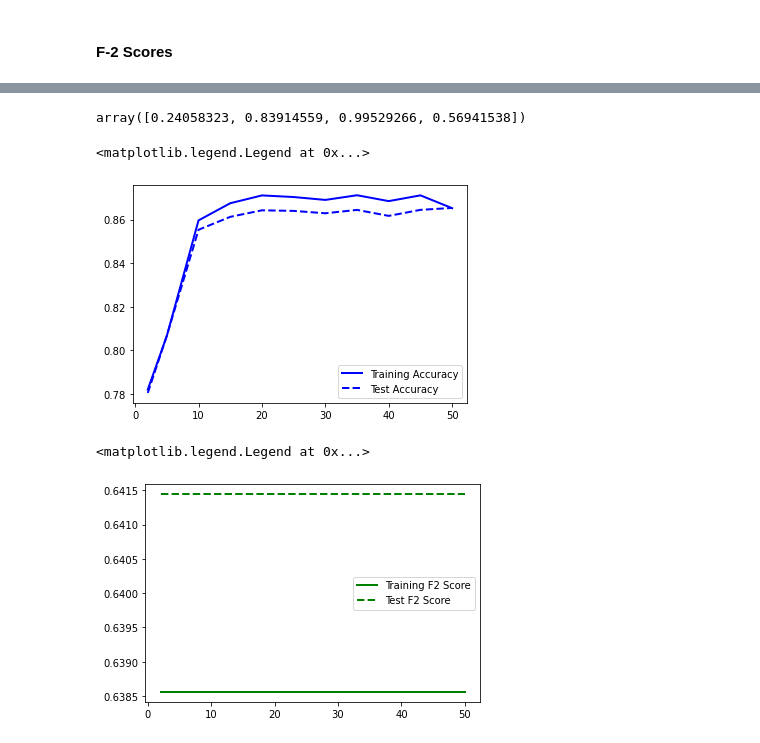
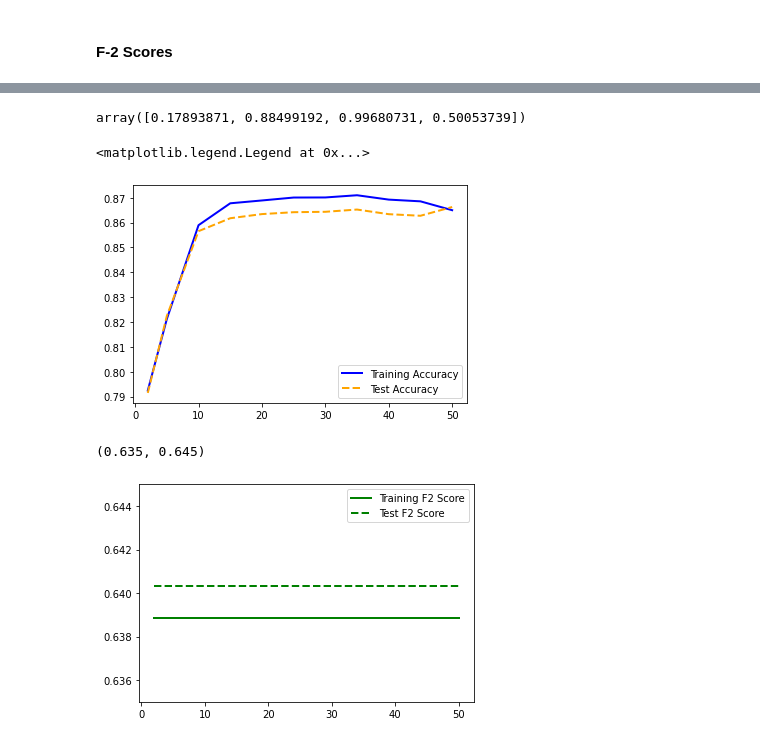
Before and after one commit to alhparsa/CMPT459-Project, a Jupyter notebook: Milestone_2.ipynb, the cells around one changed output, grey strips where cells are left out. Drawn from its saved outputs; the diff is of its cells as text; code cells hidden in the pictures.

```diff
--- a/Milestone_2.ipynb
+++ b/Milestone_2.ipynb
@@ -151,7 +170,7 @@ F_2 score of Adaboost on validation dataset: 0.6414
 # %%
-sklearn.metrics.fbeta_score(y_test, y_test_pred, beta=1, average=None)
+sklearn.metrics.fbeta_score(y_test, y_test_pred, beta=2, average=None)
 # %% [output]
-array([0.24058323, 0.83914559, 0.99529266, 0.56941538])
+array([0.17893871, 0.88499192, 0.99680731, 0.50053739])
 # %%
 import matplotlib.pyplot as plts
 
@@ -177,19 +196,19 @@ test_accuracy.append(adaboost.score(X_test,y_test))
 training_f2score.append(sklearn.metrics.fbeta_score(y_train, y_train_pred, beta=2, average="macro"))
 test_f2score.append(sklearn.metrics.fbeta_score(y_test, y_test_pred, beta=2, average="macro"))
 # %%
-ranges.append(50)
 dict_accuracy = {'Tree_Size': ranges, 'Training_Accuracy': training_accuracy, 'Test_Accuracy': test_accuracy, 'Training_F2': training_f2score, 'Test_F2': test_f2score}
-df = pd.DataFrame(dict_accuracy)
+# df = pd.DataFrame(dict_accuracy)
 plts.plot( 'Tree_Size', 'Training_Accuracy', data=df, marker='', color='blue', linewidth=2, label="Training Accuracy")
-plts.plot( 'Tree_Size', 'Test_Accuracy', data=df, marker='', color='blue', linewidth=2, linestyle='dashed', label="Test Accuracy")
+plts.plot( 'Tree_Size', 'Test_Accuracy', data=df, marker='', color='orange', linewidth=2, linestyle='dashed', label="Test Accuracy")
 plts.legend()
 # %% [output]
 <matplotlib.legend.Legend at 0x...>
-[figure, old version]
+[figure, new version]
 # %%
 plts.plot( 'Tree_Size', 'Training_F2', data=df, marker='', color='green', linewidth=2, label="Training F2 Score")
 plts.plot( 'Tree_Size', 'Test_F2', data=df, marker='', color='green', linewidth=2, linestyle='dashed', label="Test F2 Score")
 plts.legend()
+plts.ylim([0.635, 0.645])
 # %% [output]
-<matplotlib.legend.Legend at 0x...>
+(0.635, 0.645)
-[figure, old version]
+[figure, new version]
```
Also changed, not shown: parts of 14 cells of this notebook, 18 other files.
